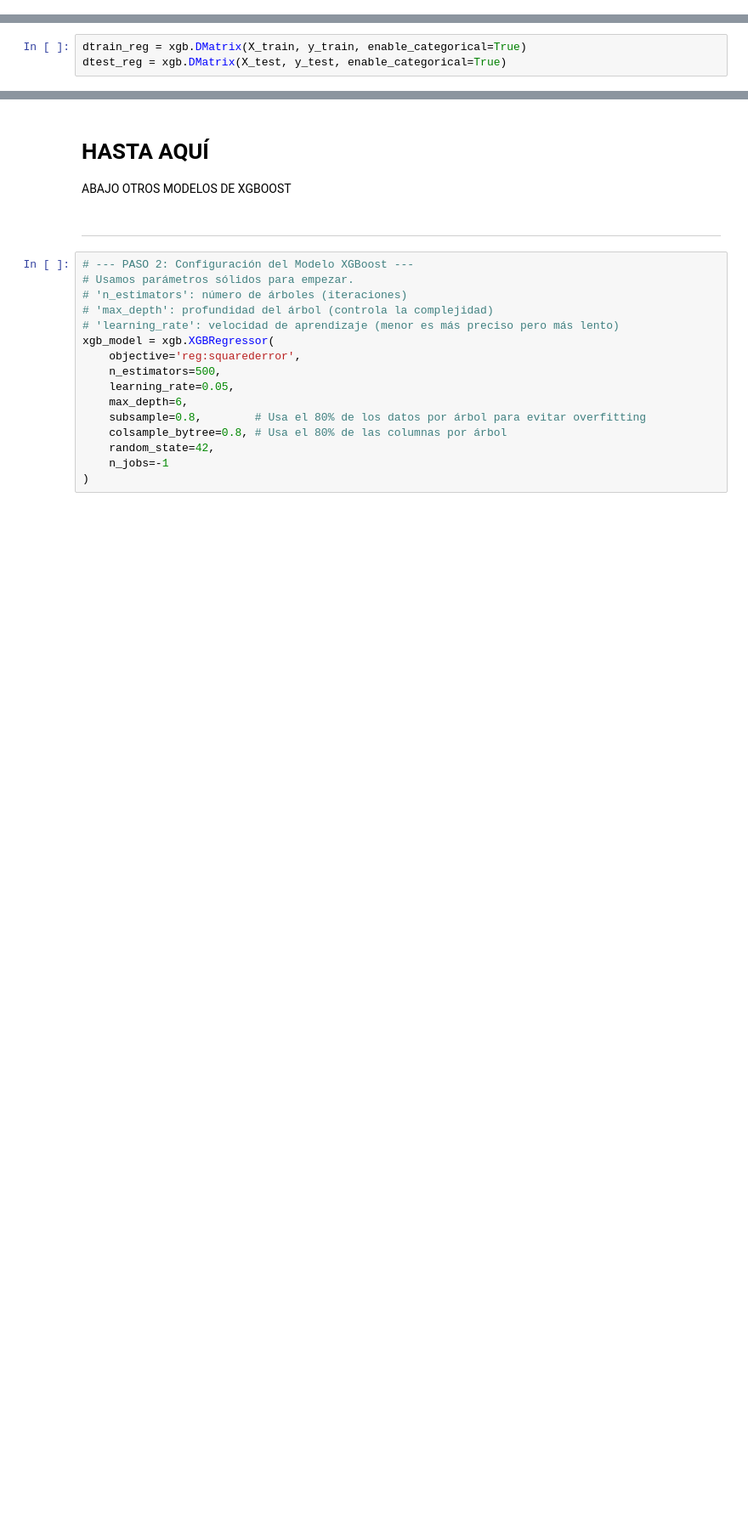
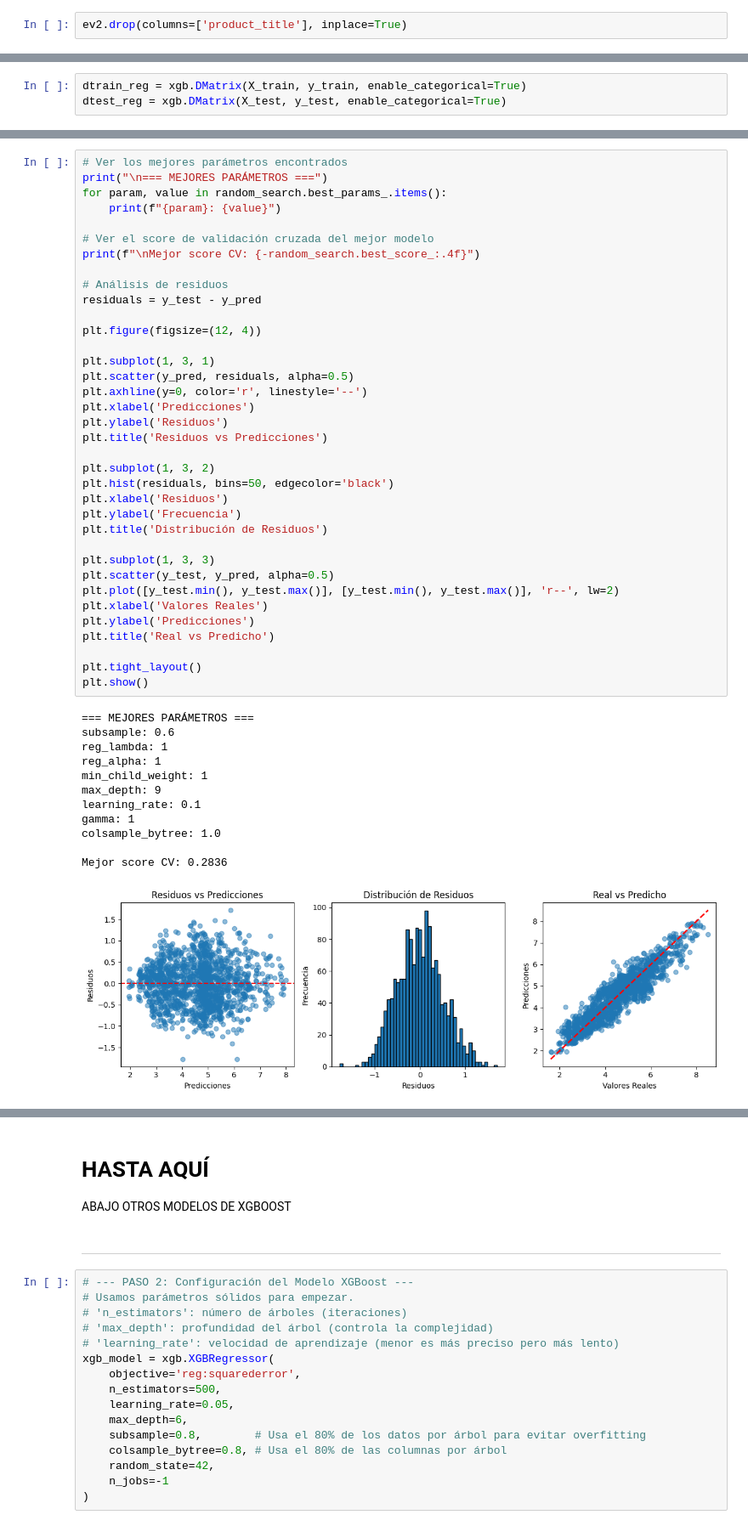
Before and after one commit to beja28/Amazon-Smart-Pricing, a Jupyter notebook: Evaluaciones/Evaluacion_1/ev1_xgboost.ipynb, the cells around one changed output, grey strips where cells are left out. Shown at 85% size. Cells and saved outputs as stored; diff of their text form; blank space fills up the shorter version.

```diff
--- a/Evaluaciones/Evaluacion_1/ev1_xgboost.ipynb
+++ b/Evaluaciones/Evaluacion_1/ev1_xgboost.ipynb
@@ -45,3 +44,5 @@ info
+# %%
+ev2.drop(columns=['product_title'], inplace=True)
 # %%
 target = 'log_original_price'
 # %%
@@ -240,0 +402,49 @@ Error medio en productos de más de 500€:
+# %%
+# Ver los mejores parámetros encontrados
+print("\n=== MEJORES PARÁMETROS ===")
+for param, value in random_search.best_params_.items():
+    print(f"{param}: {value}")
+
+# Ver el score de validación cruzada del mejor modelo
+print(f"\nMejor score CV: {-random_search.best_score_:.4f}")
+
+# Análisis de residuos
+residuals = y_test - y_pred
+
+plt.figure(figsize=(12, 4))
+
+plt.subplot(1, 3, 1)
+plt.scatter(y_pred, residuals, alpha=0.5)
+plt.axhline(y=0, color='r', linestyle='--')
+plt.xlabel('Predicciones')
+plt.ylabel('Residuos')
+plt.title('Residuos vs Predicciones')
+
+plt.subplot(1, 3, 2)
+plt.hist(residuals, bins=50, edgecolor='black')
+plt.xlabel('Residuos')
+plt.ylabel('Frecuencia')
+plt.title('Distribución de Residuos')
+
+plt.subplot(1, 3, 3)
+plt.scatter(y_test, y_pred, alpha=0.5)
+plt.plot([y_test.min(), y_test.max()], [y_test.min(), y_test.max()], 'r--', lw=2)
+plt.xlabel('Valores Reales')
+plt.ylabel('Predicciones')
+plt.title('Real vs Predicho')
+
+plt.tight_layout()
+plt.show()
+# %% [output]
+=== MEJORES PARÁMETROS ===
+subsample: 0.6
+reg_lambda: 1
+reg_alpha: 1
+min_child_weight: 1
+max_depth: 9
+learning_rate: 0.1
+gamma: 1
+colsample_bytree: 1.0
+
+Mejor score CV: 0.2836
+[figure, added]
```
Also changed, not shown: parts of 44 cells of this notebook, 2 other files.
